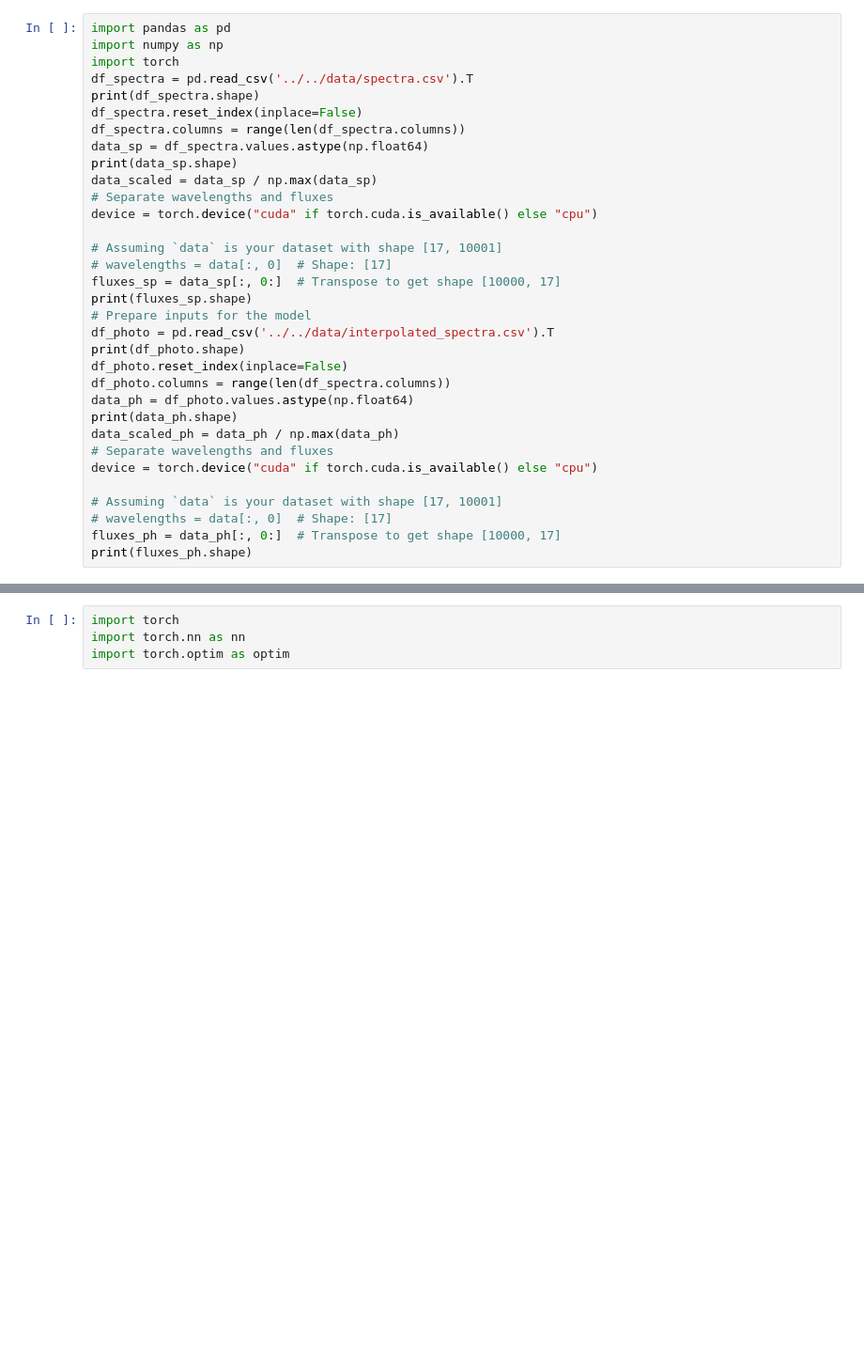
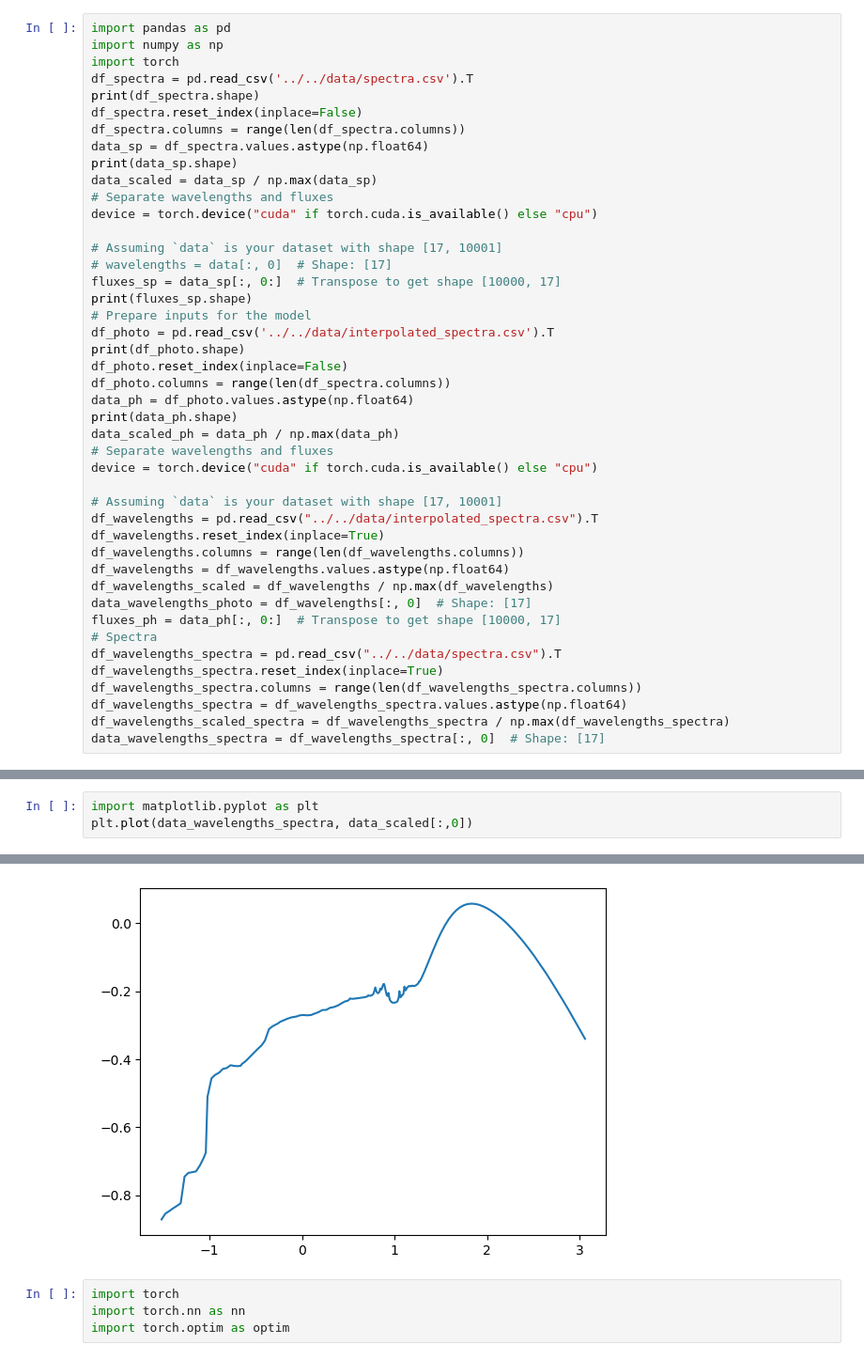
Before and after one commit to VasileiosKottas/AstroInformatics, a Jupyter notebook: DIFFUSION_MODELS/NeurlIPS Dif/test.ipynb, the cells around one changed output, grey strips where cells are left out. Shown: that part at 94% size. Cells and saved outputs as stored; diff of their text form; blank space fills up the shorter version.

```diff
--- a/DIFFUSION_MODELS/NeurlIPS Dif/test.ipynb
+++ b/DIFFUSION_MODELS/NeurlIPS Dif/test.ipynb
@@ -28,9 +28,20 @@ data_scaled_ph = data_ph / np.max(data_ph)
 device = torch.device("cuda" if torch.cuda.is_available() else "cpu")
 
 # Assuming `data` is your dataset with shape [17, 10001]
-# wavelengths = data[:, 0]  # Shape: [17]
+df_wavelengths = pd.read_csv("../../data/interpolated_spectra.csv").T
+df_wavelengths.reset_index(inplace=True)
+df_wavelengths.columns = range(len(df_wavelengths.columns))
+df_wavelengths = df_wavelengths.values.astype(np.float64)
+df_wavelengths_scaled = df_wavelengths / np.max(df_wavelengths)
+data_wavelengths_photo = df_wavelengths[:, 0]  # Shape: [17]
 fluxes_ph = data_ph[:, 0:]  # Transpose to get shape [10000, 17]
-print(fluxes_ph.shape)
+# Spectra
+df_wavelengths_spectra = pd.read_csv("../../data/spectra.csv").T
+df_wavelengths_spectra.reset_index(inplace=True)
+df_wavelengths_spectra.columns = range(len(df_wavelengths_spectra.columns))
+df_wavelengths_spectra = df_wavelengths_spectra.values.astype(np.float64)
+df_wavelengths_scaled_spectra = df_wavelengths_spectra / np.max(df_wavelengths_spectra)
+data_wavelengths_spectra = df_wavelengths_spectra[:, 0]  # Shape: [17]
 # %% [output]
 (206, 10000)
 (206, 10000)
@@ -40,0 +51,4 @@ print(fluxes_ph.shape)
+# %%
+import matplotlib.pyplot as plt
+plt.plot(data_wavelengths_spectra, data_scaled[:,0])
+# %% [output]
@@ -41,3 +56,4 @@ print(fluxes_ph.shape)
+[figure, added]
 # %%
 import torch
 import torch.nn as nn
```
Also changed, not shown: parts of 11 cells of this notebook.
